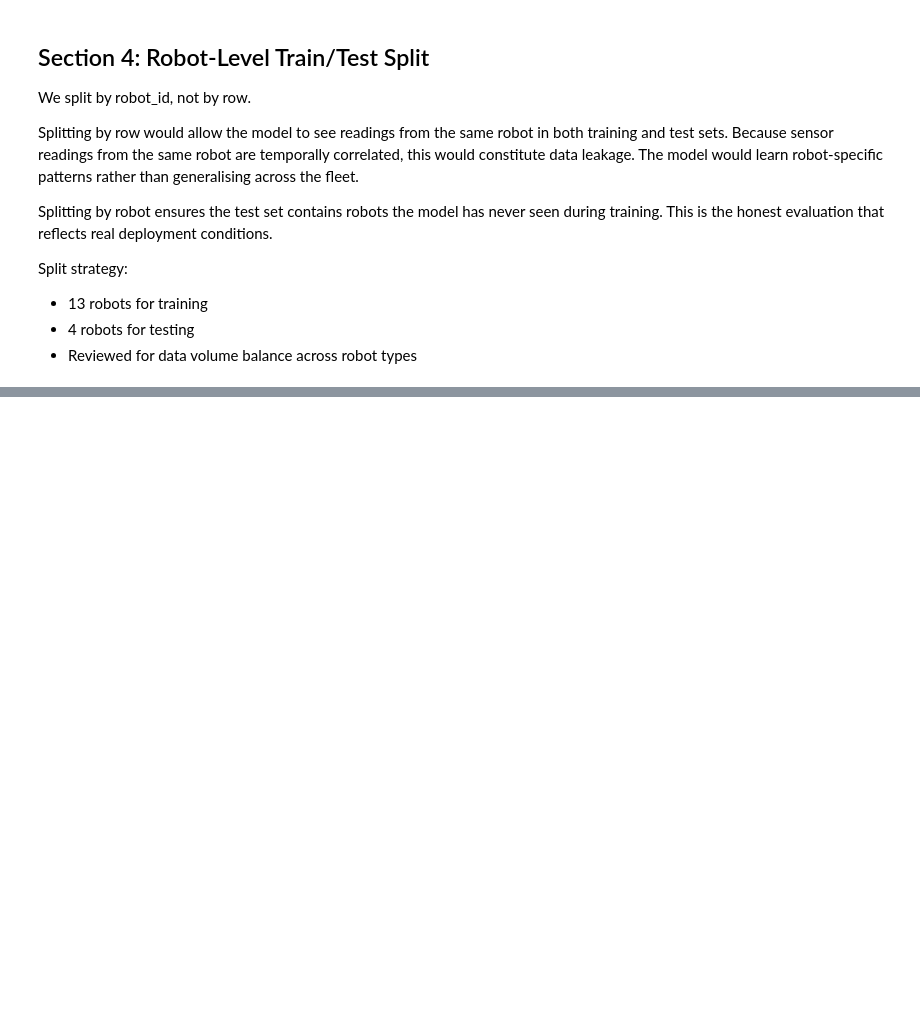
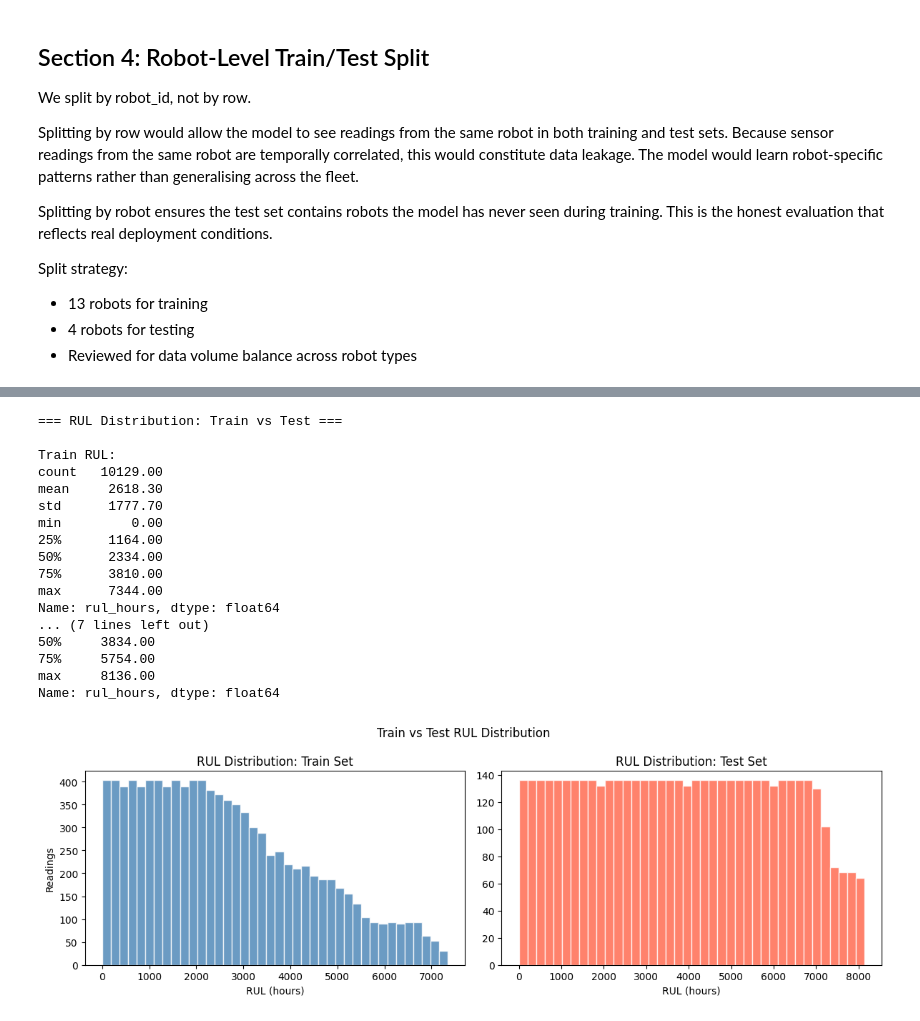
Before and after one commit to OluwamuyiwaJaiyeola/rul-predictive-maintenance, a Jupyter notebook: notebooks/03_baseline_modeling.ipynb, the cells around one changed output, grey strips where cells are left out. Cells and saved outputs as stored; diff of their text form; code cells hidden in the pictures; blank space fills up the shorter version.

```diff
--- a/notebooks/03_baseline_modeling.ipynb
+++ b/notebooks/03_baseline_modeling.ipynb
@@ -322,0 +373,49 @@ Model types in test  : ['ARM-X7', 'ARM-X9']
+# %%
+# RUL distribution check across train and test sets
+# We confirm that both sets contain readings across the full RUL range.
+# A test set with only high RUL readings would produce artificially
+# easy evaluation metrics.
+
+print("=== RUL Distribution: Train vs Test ===")
+print(f"\nTrain RUL:")
+print(train_df["rul_hours"].describe().round(1))
+print(f"\nTest RUL:")
+print(test_df["rul_hours"].describe().round(1))
+
+fig, axes = plt.subplots(1, 2, figsize=(12, 4))
+
+axes[0].hist(train_df["rul_hours"], bins=40, color="steelblue",
+             edgecolor="white", alpha=0.8)
+axes[0].set_title("RUL Distribution: Train Set")
+axes[0].set_xlabel("RUL (hours)")
+axes[0].set_ylabel("Readings")
+
+axes[1].hist(test_df["rul_hours"], bins=40, color="tomato",
+             edgecolor="white", alpha=0.8)
+axes[1].set_title("RUL Distribution: Test Set")
+axes[1].set_xlabel("RUL (hours)")
+
+plt.suptitle("Train vs Test RUL Distribution", fontsize=12)
+plt.tight_layout()
+plt.savefig("../reports/figures/train_test_rul_distribution.png",
+            dpi=300, bbox_inches="tight")
+plt.show()
+# %% [output]
+=== RUL Distribution: Train vs Test ===
+
+Train RUL:
+count   10129.00
+mean     2618.30
+std      1777.70
+min         0.00
+25%      1164.00
+50%      2334.00
+75%      3810.00
+max      7344.00
+Name: rul_hours, dtype: float64
+... (7 lines left out)
+50%     3834.00
+75%     5754.00
+max     8136.00
+Name: rul_hours, dtype: float64
+[figure, added]
```
Also changed, not shown: parts of 21 cells of this notebook, 1 other file.
